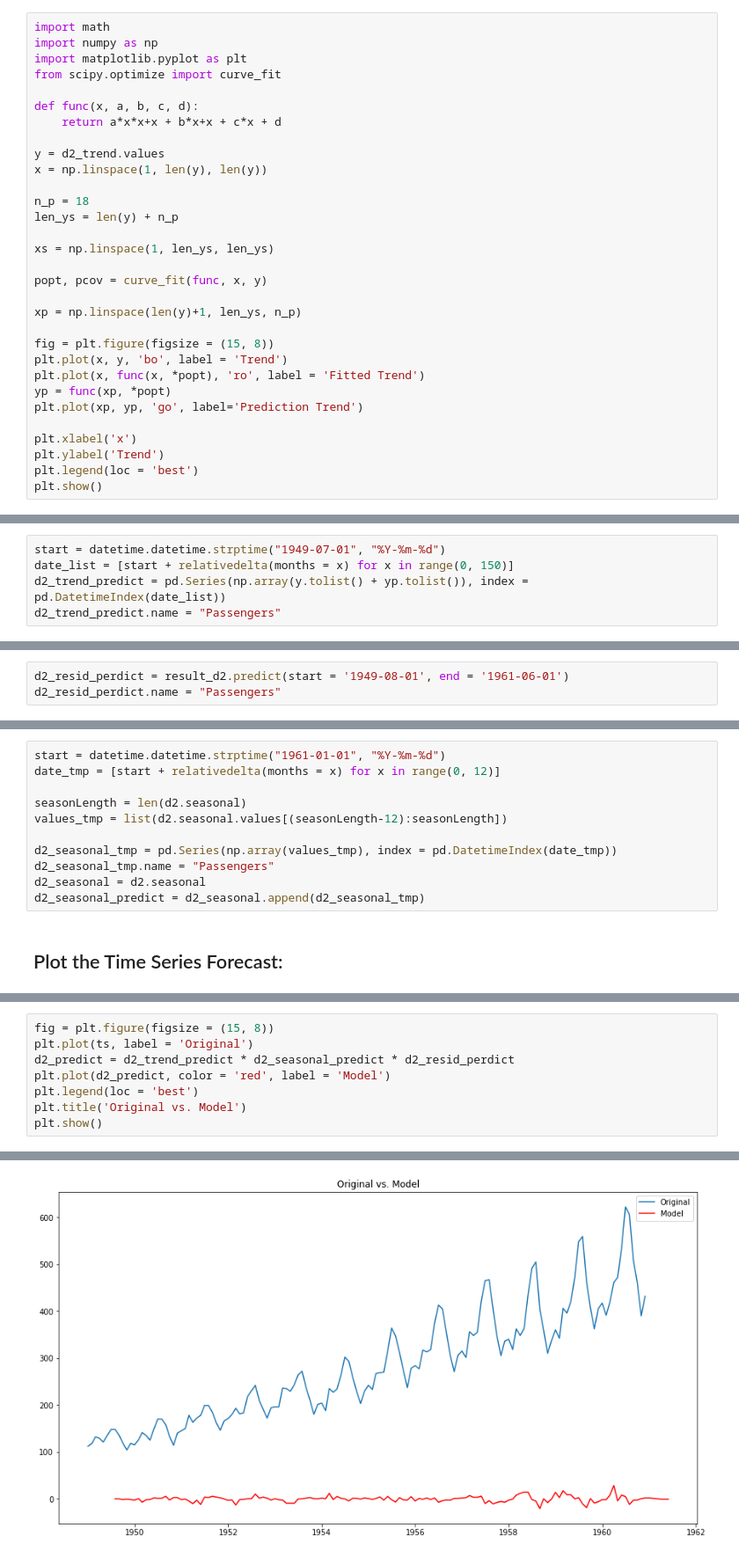
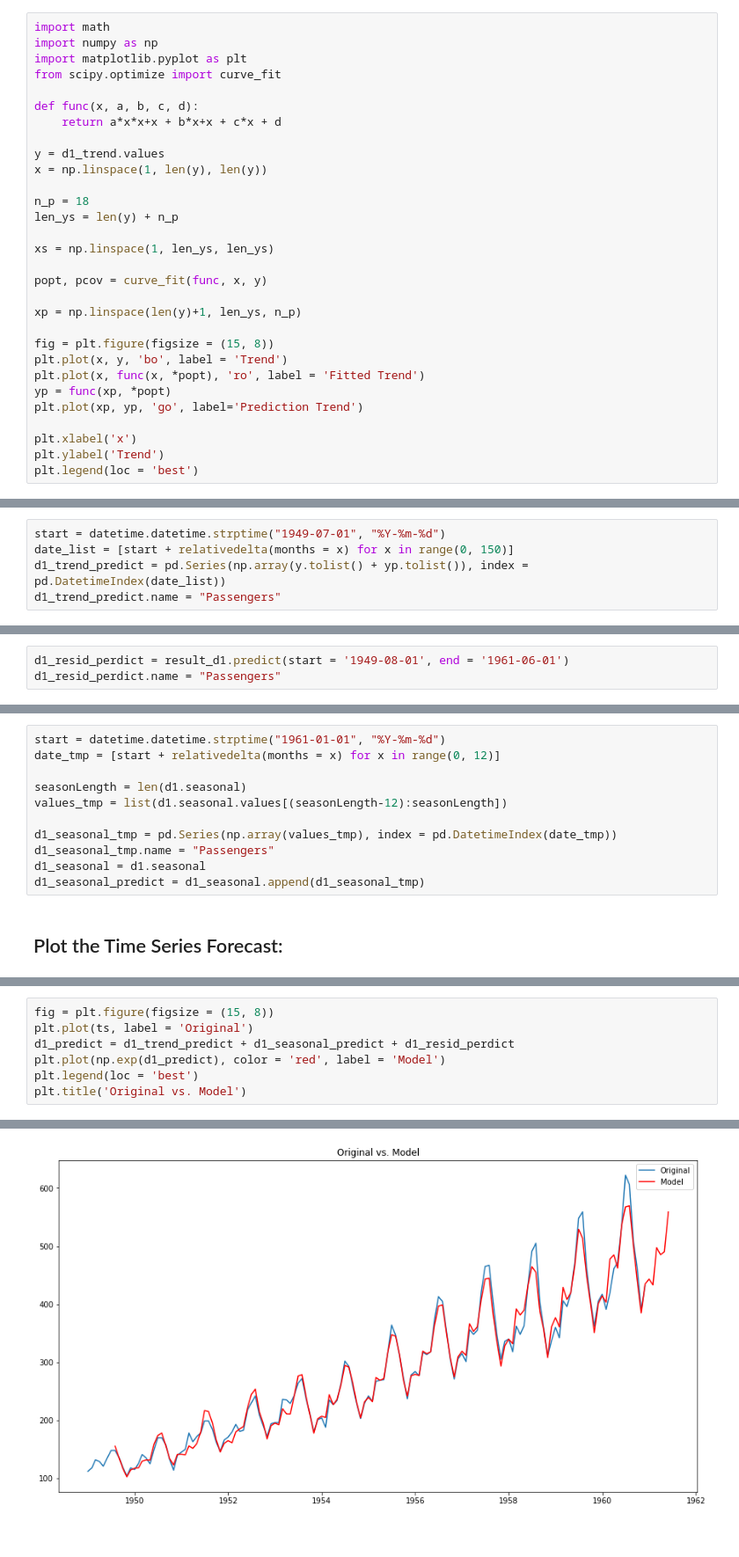
Before and after one commit to RostamGolesorkh/time-series-forecasting, a Jupyter notebook: python/TimeSeriesForcastingCaseStudy01.ipynb, the cells around one changed output, grey strips where cells are left out. Shown at 88% size. Cells and saved outputs as stored; diff of their text form.

```diff
--- a/python/TimeSeriesForcastingCaseStudy01.ipynb
+++ b/python/TimeSeriesForcastingCaseStudy01.ipynb
@@ -283,7 +288,7 @@ from scipy.optimize import curve_fit
 def func(x, a, b, c, d):
     return a*x*x+x + b*x+x + c*x + d
 
-y = d2_trend.values
+y = d1_trend.values
 x = np.linspace(1, len(y), len(y))
 
 n_p = 18
@@ -304,5 +309,4 @@ plt.plot(xp, yp, 'go', label='Prediction Trend')
 plt.xlabel('x')
 plt.ylabel('Trend')
 plt.legend(loc = 'best')
-plt.show()
 # %% [output]
@@ -310,25 +315,25 @@ plt.show()
 # %%
 start = datetime.datetime.strptime("1949-07-01", "%Y-%m-%d")
 date_list = [start + relativedelta(months = x) for x in range(0, 150)]
-d2_trend_predict = pd.Series(np.array(y.tolist() + yp.tolist()), index = pd.DatetimeIndex(date_list))
-d2_trend_predict.name = "Passengers"
+d1_trend_predict = pd.Series(np.array(y.tolist() + yp.tolist()), index = pd.DatetimeIndex(date_list))
+d1_trend_predict.name = "Passengers"
 # %% [markdown]
 ## Calculating the Residual Prediction:
 # %%
-d2_resid_perdict = result_d2.predict(start = '1949-08-01', end = '1961-06-01')
-d2_resid_perdict.name = "Passengers"
+d1_resid_perdict = result_d1.predict(start = '1949-08-01', end = '1961-06-01')
+d1_resid_perdict.name = "Passengers"
 # %% [markdown]
 ## Calculating the Seasonal Prediction:
 # %%
 start = datetime.datetime.strptime("1961-01-01", "%Y-%m-%d")
 date_tmp = [start + relativedelta(months = x) for x in range(0, 12)]
 
-seasonLength = len(d2.seasonal)
-values_tmp = list(d2.seasonal.values[(seasonLength-12):seasonLength])
+seasonLength = len(d1.seasonal)
+values_tmp = list(d1.seasonal.values[(seasonLength-12):seasonLength])
 
-d2_seasonal_tmp = pd.Series(np.array(values_tmp), index = pd.DatetimeIndex(date_tmp))
-d2_seasonal_tmp.name = "Passengers"
-d2_seasonal = d2.seasonal
-d2_seasonal_predict = d2_seasonal.append(d2_seasonal_tmp)
+d1_seasonal_tmp = pd.Series(np.array(values_tmp), index = pd.DatetimeIndex(date_tmp))
+d1_seasonal_tmp.name = "Passengers"
+d1_seasonal = d1.seasonal
+d1_seasonal_predict = d1_seasonal.append(d1_seasonal_tmp)
 # %% [markdown]
 ## Plot the Time Series Forecast:
@@ -335,9 +354,8 @@ d2_seasonal_predict = d2_seasonal.append(d2_seasonal_tmp)
 # %%
 fig = plt.figure(figsize = (15, 8))
 plt.plot(ts, label = 'Original')
-d2_predict = d2_trend_predict * d2_seasonal_predict * d2_resid_perdict
-plt.plot(d2_predict, color = 'red', label = 'Model')
+d1_predict = d1_trend_predict + d1_seasonal_predict + d1_resid_perdict
+plt.plot(np.exp(d1_predict), color = 'red', label = 'Model')
 plt.legend(loc = 'best')
 plt.title('Original vs. Model')
-plt.show()
 # %% [output]
@@ -344 +363 @@ plt.show()
-[figure, old version]
+[figure, new version]
```
Also changed, not shown: parts of 25 cells of this notebook, 3 other files.
